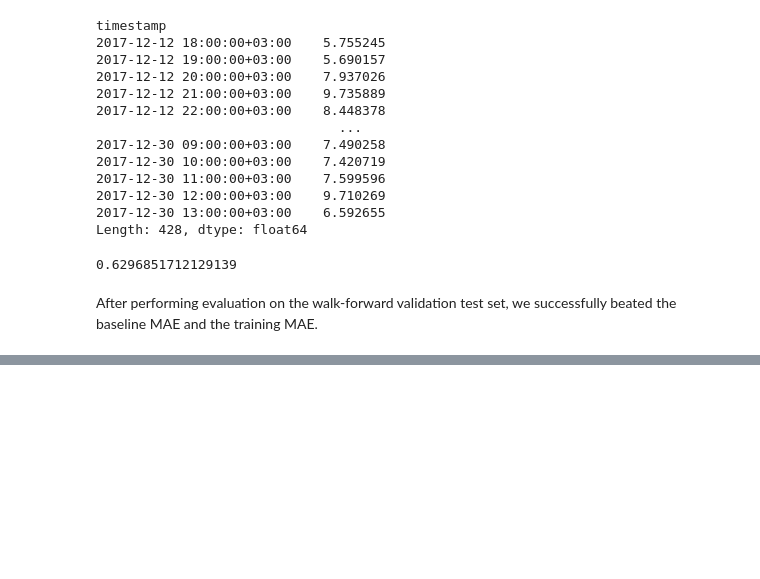
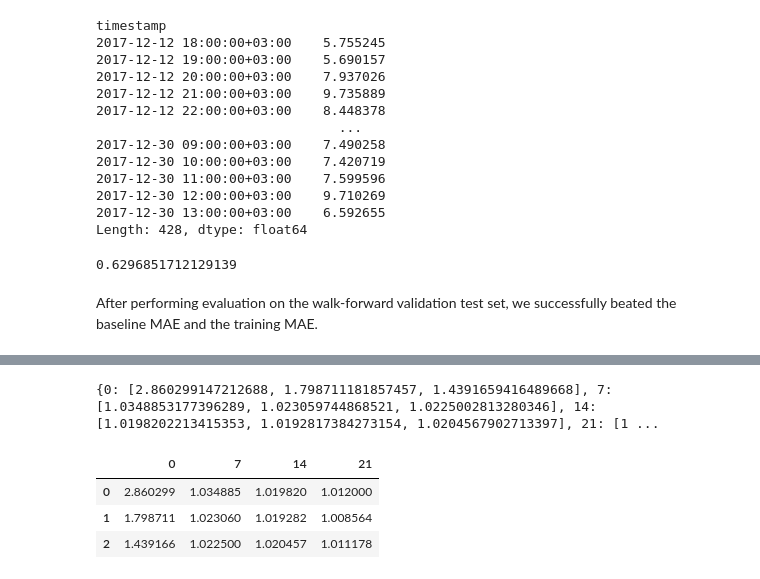
Before and after one commit to MohamedMohsen20501990/air_quality_forecasting_AR_techniques, a Jupyter notebook: notebooks/main.ipynb, the cells around one changed output, grey strips where cells are left out. Drawn from its saved outputs; the diff is of its cells as text; code cells hidden in the pictures; blank space fills up the shorter version.

```diff
--- a/notebooks/main.ipynb
+++ b/notebooks/main.ipynb
@@ -647,0 +774,12 @@ After performing evaluation on the walk-forward validation test set, we successf
+# %%
+print(grid_mae)
+# %% [output]
+{0: [2.860299147212688, 1.798711181857457, 1.4391659416489668], 7: [1.0348853177396289, 1.023059744868521, 1.0225002813280346], 14: [1.0198202213415353, 1.0192817384273154, 1.0204567902713397], 21: [1 ...
+# %%
+mae_df = pd.DataFrame(grid_mae)
+mae_df
+# %% [output]
+|  | 0 | 7 | 14 | 21 |
+| 0 | 2.860299 | 1.034885 | 1.019820 | 1.012000 |
+| 1 | 1.798711 | 1.023060 | 1.019282 | 1.008564 |
+| 2 | 1.439166 | 1.022500 | 1.020457 | 1.011178 |
```
Also changed, not shown: parts of 10 cells of this notebook, 3 other files.
